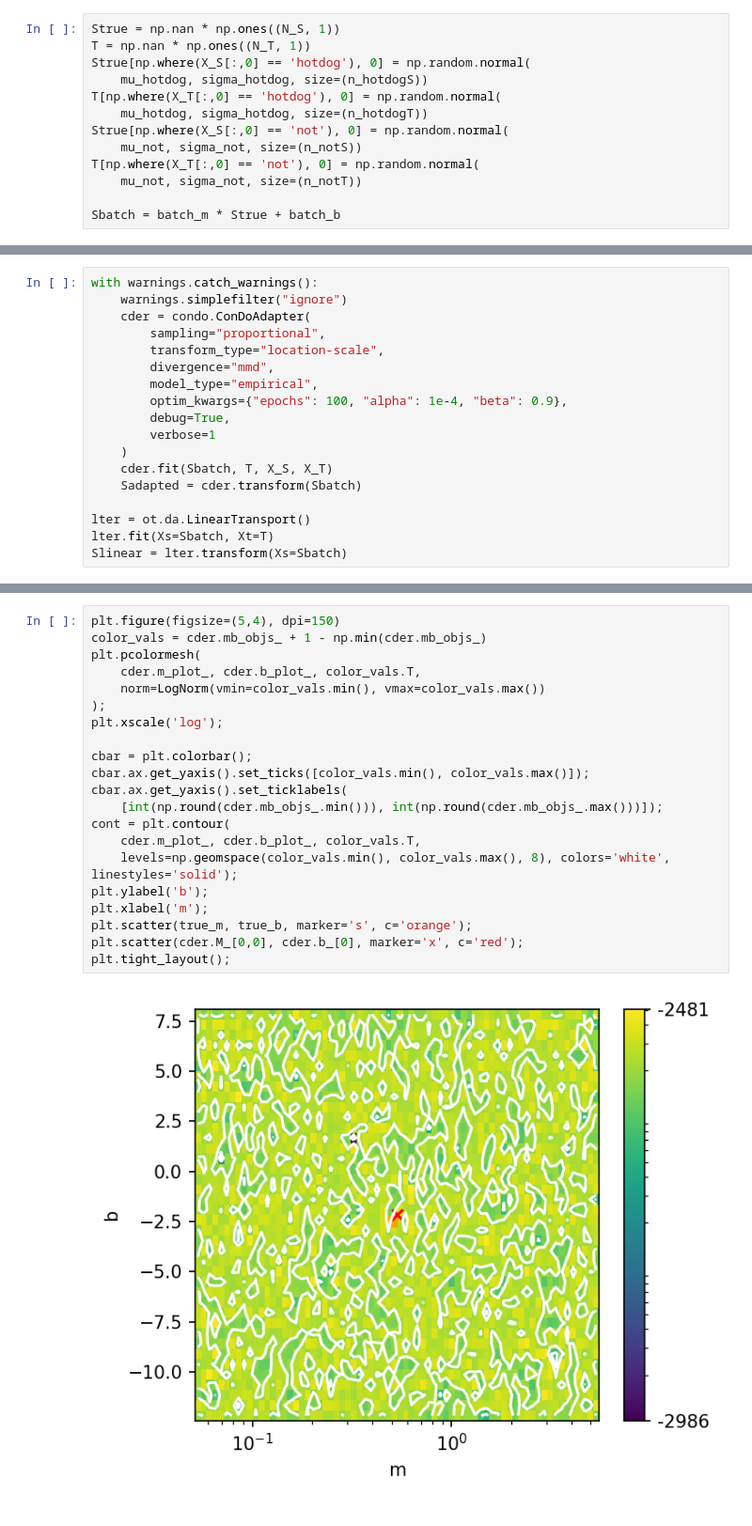
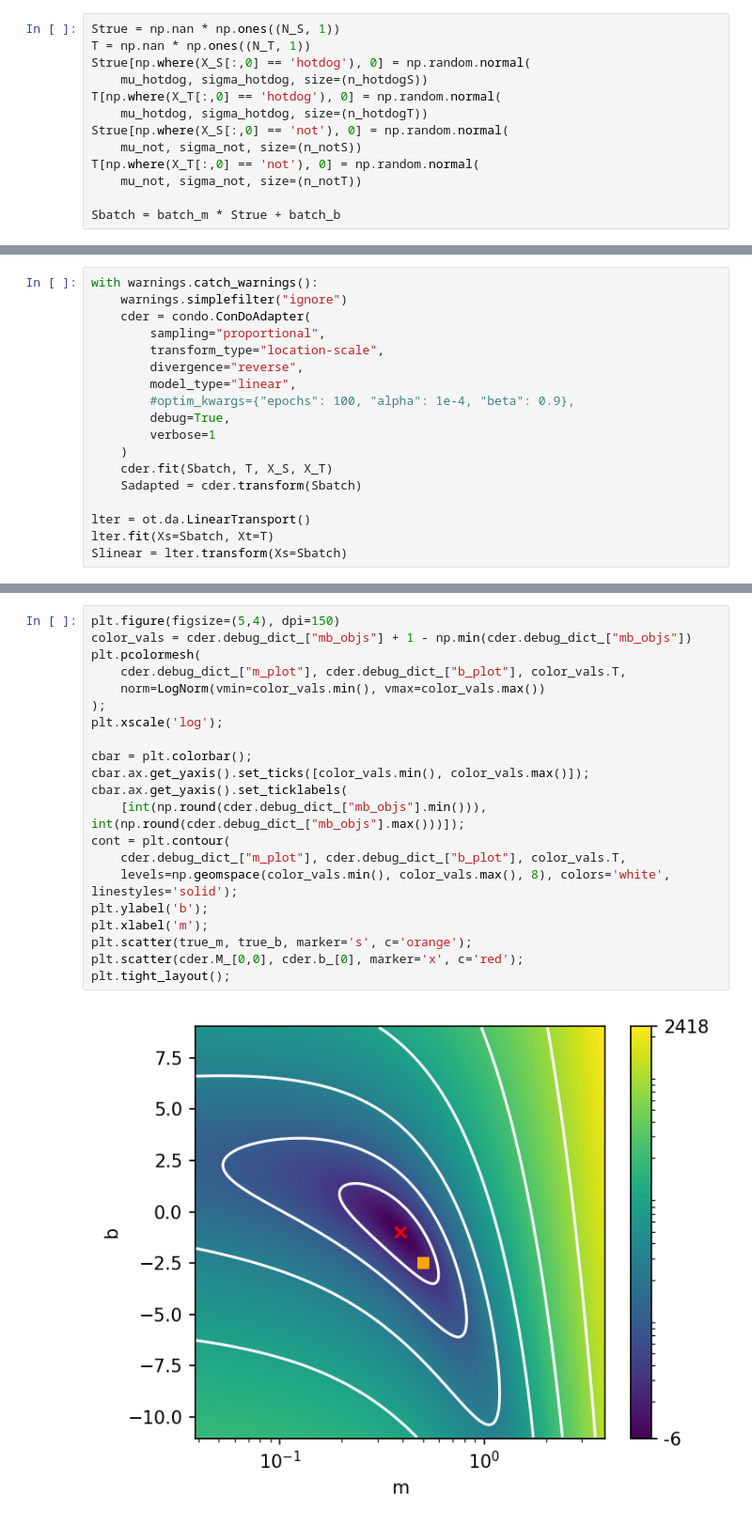
Before and after one commit to calvinmccarter/condo-adapter, a Jupyter notebook: examples/condo-categorical-confounder.ipynb, the cells around one changed output, grey strips where cells are left out. Shown at 94% size. Cells and saved outputs as stored; diff of their text form.

Commit message:
updated condo-categorical-confounder.ipynb for debug_dict

```diff
--- a/examples/condo-categorical-confounder.ipynb
+++ b/examples/condo-categorical-confounder.ipynb
@@ -78,9 +78,9 @@ with warnings.catch_warnings():
     cder = condo.ConDoAdapter(
         sampling="proportional",
         transform_type="location-scale",
-        divergence="mmd",
-        model_type="empirical",
-        optim_kwargs={"epochs": 100, "alpha": 1e-4, "beta": 0.9},
+        divergence="reverse",
+        model_type="linear",
+        #optim_kwargs={"epochs": 100, "alpha": 1e-4, "beta": 0.9},
         debug=True,
         verbose=1
     )
@@ -150,23 +137,23 @@ print(np.sqrt(np.mean((Strue - Sadapted) ** 2)))
 # %%
 plt.figure(figsize=(5,4), dpi=150)
-color_vals = cder.mb_objs_ + 1 - np.min(cder.mb_objs_)
+color_vals = cder.debug_dict_["mb_objs"] + 1 - np.min(cder.debug_dict_["mb_objs"])
 plt.pcolormesh(
-    cder.m_plot_, cder.b_plot_, color_vals.T,
+    cder.debug_dict_["m_plot"], cder.debug_dict_["b_plot"], color_vals.T,
     norm=LogNorm(vmin=color_vals.min(), vmax=color_vals.max())
 );
 plt.xscale('log');
 
 cbar = plt.colorbar();
 cbar.ax.get_yaxis().set_ticks([color_vals.min(), color_vals.max()]);
 cbar.ax.get_yaxis().set_ticklabels(
-    [int(np.round(cder.mb_objs_.min())), int(np.round(cder.mb_objs_.max()))]);
+    [int(np.round(cder.debug_dict_["mb_objs"].min())), int(np.round(cder.debug_dict_["mb_objs"].max()))]);
 cont = plt.contour(
-    cder.m_plot_, cder.b_plot_, color_vals.T,
+    cder.debug_dict_["m_plot"], cder.debug_dict_["b_plot"], color_vals.T,
     levels=np.geomspace(color_vals.min(), color_vals.max(), 8), colors='white', linestyles='solid');
 plt.ylabel('b');
 plt.xlabel('m');
 plt.scatter(true_m, true_b, marker='s', c='orange');
 plt.scatter(cder.M_[0,0], cder.b_[0], marker='x', c='red');
 plt.tight_layout();
 # %% [output]
-[figure, old version]
+[figure, new version]
```
Also changed, not shown: parts of 5 cells of this notebook.
